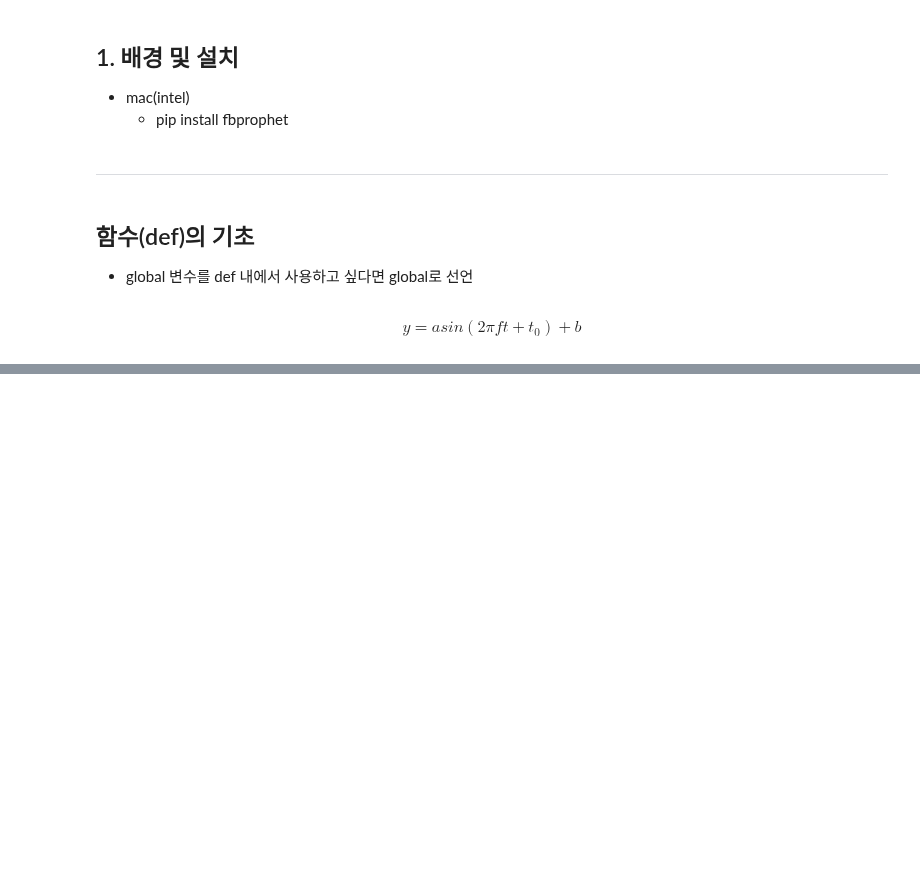
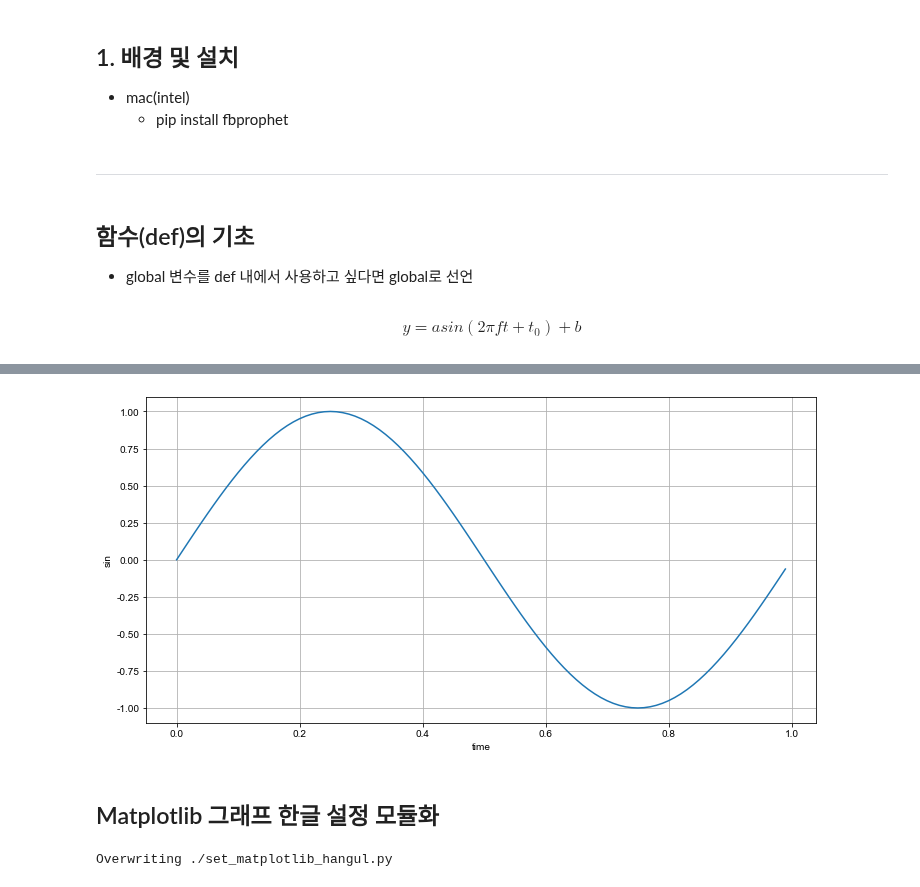
Before and after one commit to solpinetree/ds_study, a Jupyter notebook: source_code/05. forecast.ipynb, the cells around one changed output, grey strips where cells are left out. Cells and saved outputs as stored; diff of their text form; code cells hidden in the pictures; blank space fills up the shorter version.

```diff
--- a/source_code/05. forecast.ipynb
+++ b/source_code/05. forecast.ipynb
@@ -44,0 +84,26 @@ NameError: name 'w' is not defined
+# %%
+dS.plotSinWave()
+# %% [output]
+[figure, added]
+# %% [markdown]
+## Matplotlib 그래프 한글 설정 모듈화
+# %%
+%%writefile ./set_matplotlib_hangul.py
+
+import platform
+import matplotlib.pyplot as plt
+from matplotlib import font_manager, rc
+
+if platform.system() == "Darwin":
+    rc("font", family="Arial Unicode MS")
+    print('matplotlib hangul settings done in Mac')
+elif platform.system() == "Windows":
+    path = "c:/Windows/Fonts/malgun.ttf"
+    font_name = font_manager.FontProperties(fname=path).get_name()
+    rc("font", family=font_name)
+    print('matplotlib hangul settings done in Windows')
+else:
+    print('Unknown system..')
+plt.rcParams["axes.unicode_minus"]=False
+# %% [output]
+Overwriting ./set_matplotlib_hangul.py
```
Also changed, not shown: parts of 6 cells of this notebook, 2 other files.
